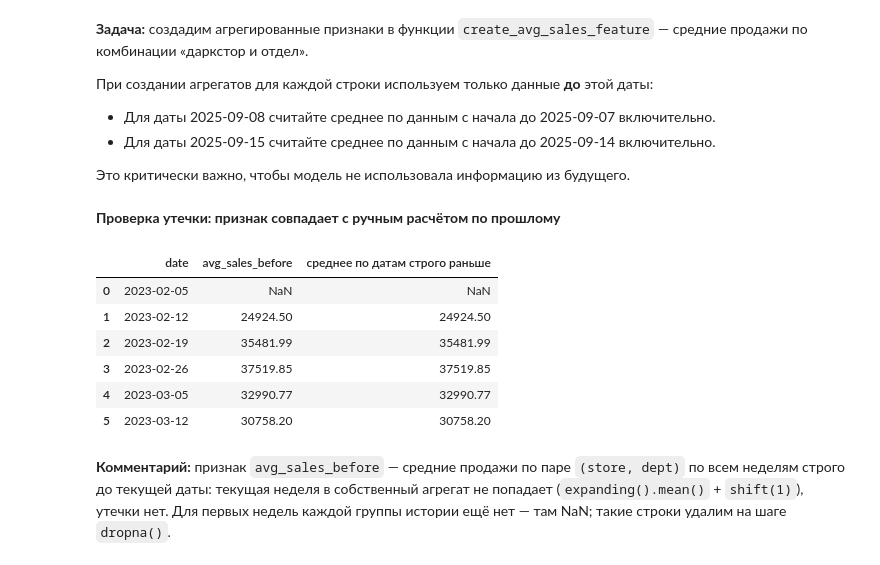
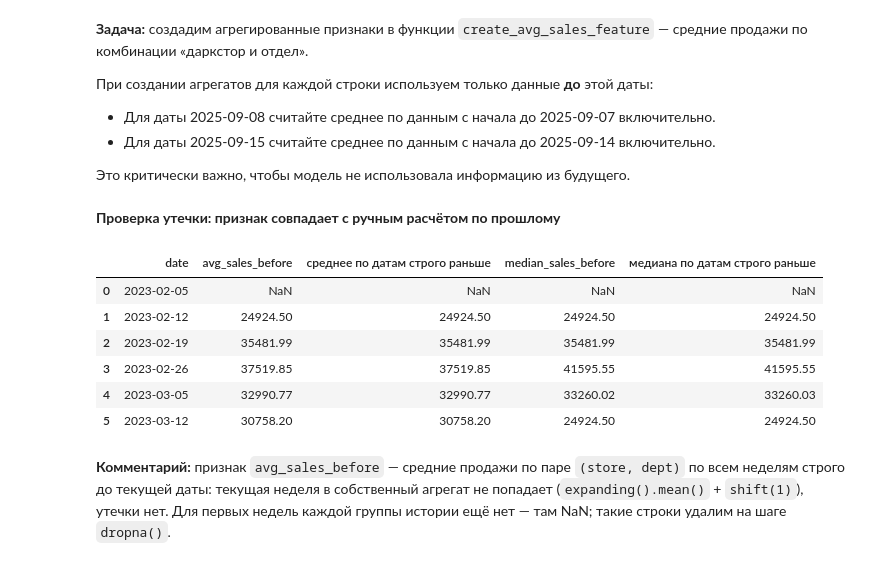
Before and after one commit to svasly/prilavok-project, a Jupyter notebook: model_training.ipynb, the cells around one changed output. Saved outputs shown, nothing was run; the diff lists cells and outputs as text; code cells hidden in the pictures.

```diff
--- a/model_training.ipynb
+++ b/model_training.ipynb
@@ -711,44 +714,50 @@ assert 'week' in df.columns, 'Неделя не создана!'
 # %%
 def create_avg_sales_feature(df: pd.DataFrame) -> pd.DataFrame:
     """Средние продажи по (store, dept) только по данным СТРОГО ДО даты строки.
 
     Защита от утечки: накопительное среднее считается в хронологическом порядке
     и сдвигается на одну неделю назад (shift(1)), поэтому текущая неделя
     не попадает в собственный признак.
     """
     df = df.sort_values(["store", "dept", "date"]).copy()
-    df["avg_sales_before"] = (
-        df.groupby(["store", "dept"])["weekly_sales"]
-          .transform(lambda s: s.expanding().mean().shift(1))
-    )
+    g = df.groupby(["store", "dept"])["weekly_sales"]
+    df["avg_sales_before"] = g.transform(lambda s: s.expanding().mean().shift(1))
+    # Медиана дополняет среднее: устойчива к выбросам (праздничные пики не перекашивают базовый уровень пары)
+    df["median_sales_before"] = g.transform(lambda s: s.expanding().median().shift(1))
     return df
 
 
 df = create_avg_sales_feature(df)
 
 # Ручная проверка отсутствия утечки на одной группе: признак против прямого расчёта
 sub = df[(df["store"] == 1) & (df["dept"] == 1)].sort_values("date").head(6)
 check = pd.DataFrame(
     {
         "date": sub["date"].dt.strftime("%Y-%m-%d").values,
         "avg_sales_before": sub["avg_sales_before"].round(2).values,
         "среднее по датам строго раньше": [
             round(sub.loc[sub["date"] < d, "weekly_sales"].mean(), 2) if (sub["date"] < d).any() else np.nan
             for d in sub["date"]
         ],
+        "median_sales_before": sub["median_sales_before"].round(2).values,
+        "медиана по датам строго раньше": [
+            round(sub.loc[sub["date"] < d, "weekly_sales"].median(), 2) if (sub["date"] < d).any() else np.nan
+            for d in sub["date"]
+        ],
     }
 )
+
 display(Markdown("**Проверка утечки: признак совпадает с ручным расчётом по прошлому**"))
 display(check)
 # %% [output]
 **Проверка утечки: признак совпадает с ручным расчётом по прошлому**
-|  | date | avg_sales_before | среднее по датам строго раньше |
-| 0 | 2023-02-05 | NaN | NaN |
-| 1 | 2023-02-12 | 24924.50 | 24924.50 |
-| 2 | 2023-02-19 | 35481.99 | 35481.99 |
-| 3 | 2023-02-26 | 37519.85 | 37519.85 |
-| 4 | 2023-03-05 | 32990.77 | 32990.77 |
-| 5 | 2023-03-12 | 30758.20 | 30758.20 |
+|  | date | avg_sales_before | среднее по датам строго раньше | median_sales_before | медиана по датам строго раньше |
+| 0 | 2023-02-05 | NaN | NaN | NaN | NaN |
+| 1 | 2023-02-12 | 24924.50 | 24924.50 | 24924.50 | 24924.50 |
+| 2 | 2023-02-19 | 35481.99 | 35481.99 | 35481.99 | 35481.99 |
+| 3 | 2023-02-26 | 37519.85 | 37519.85 | 41595.55 | 41595.55 |
+| 4 | 2023-03-05 | 32990.77 | 32990.77 | 33260.02 | 33260.03 |
+| 5 | 2023-03-12 | 30758.20 | 30758.20 | 24924.50 | 24924.50 |
 # %%
 assert 'avg_sales_before' in df.columns, 'Признак средних продаж не создан!'
 # %% [markdown]
```
Also changed, not shown: parts of 21 cells of this notebook, 6 other files.
